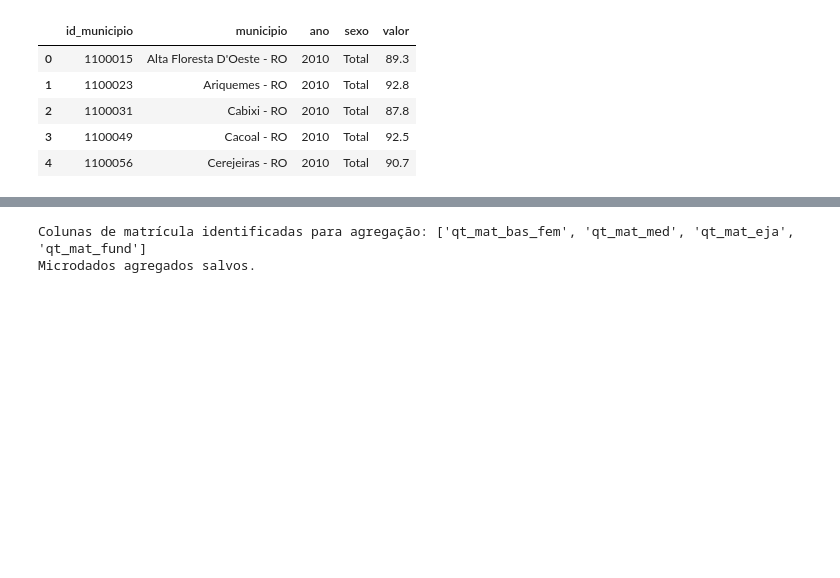
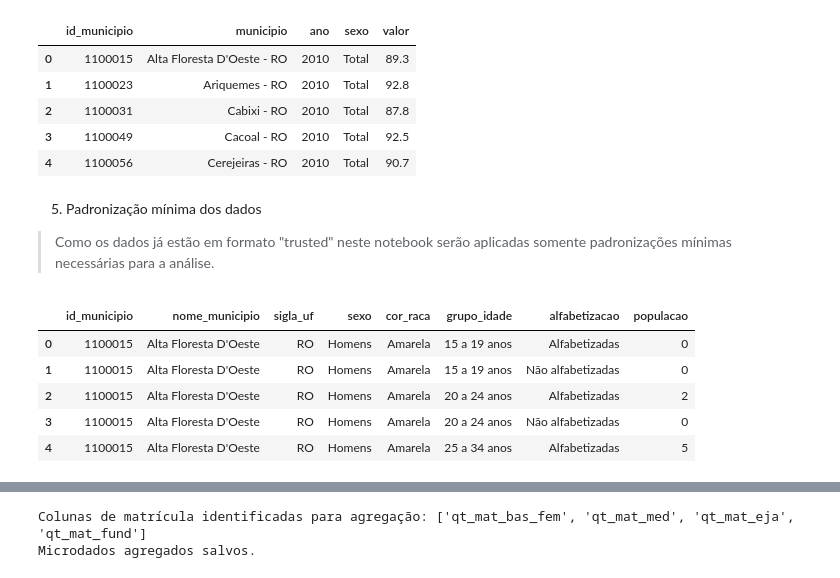
Before and after one commit to patriciacarbri/analise-alfabetizacao-mulheres-brasil, a Jupyter notebook: analise.ipynb, the cells around one changed output, grey strips where cells are left out. Cells and saved outputs as stored; diff of their text form; code cells hidden in the pictures; blank space fills up the shorter version.

```diff
--- a/analise.ipynb
+++ b/analise.ipynb
@@ -147,3 +147,7 @@ df_sidra.head()
 | 2 | 1100031 | Cabixi - RO | 2010 | Total | 87.8 |
 | 3 | 1100049 | Cacoal - RO | 2010 | Total | 92.5 |
 | 4 | 1100056 | Cerejeiras - RO | 2010 | Total | 90.7 |
+# %% [markdown]
+5. Padronização mínima dos dados
+
+> Como os dados já estão em formato "trusted" neste notebook serão aplicadas somente padronizações mínimas necessárias para a análise.
@@ -149,0 +179,9 @@ df_sidra.head()
+# %%
+df_censo.head()
+# %% [output]
+|  | id_municipio | nome_municipio | sigla_uf | sexo | cor_raca | grupo_idade | alfabetizacao | populacao |
+| 0 | 1100015 | Alta Floresta D'Oeste | RO | Homens | Amarela | 15 a 19 anos | Alfabetizadas | 0 |
+| 1 | 1100015 | Alta Floresta D'Oeste | RO | Homens | Amarela | 15 a 19 anos | Não alfabetizadas | 0 |
+| 2 | 1100015 | Alta Floresta D'Oeste | RO | Homens | Amarela | 20 a 24 anos | Alfabetizadas | 2 |
+| 3 | 1100015 | Alta Floresta D'Oeste | RO | Homens | Amarela | 20 a 24 anos | Não alfabetizadas | 0 |
+| 4 | 1100015 | Alta Floresta D'Oeste | RO | Homens | Amarela | 25 a 34 anos | Alfabetizadas | 5 |
```
Also changed, not shown: parts of 17 cells of this notebook.
